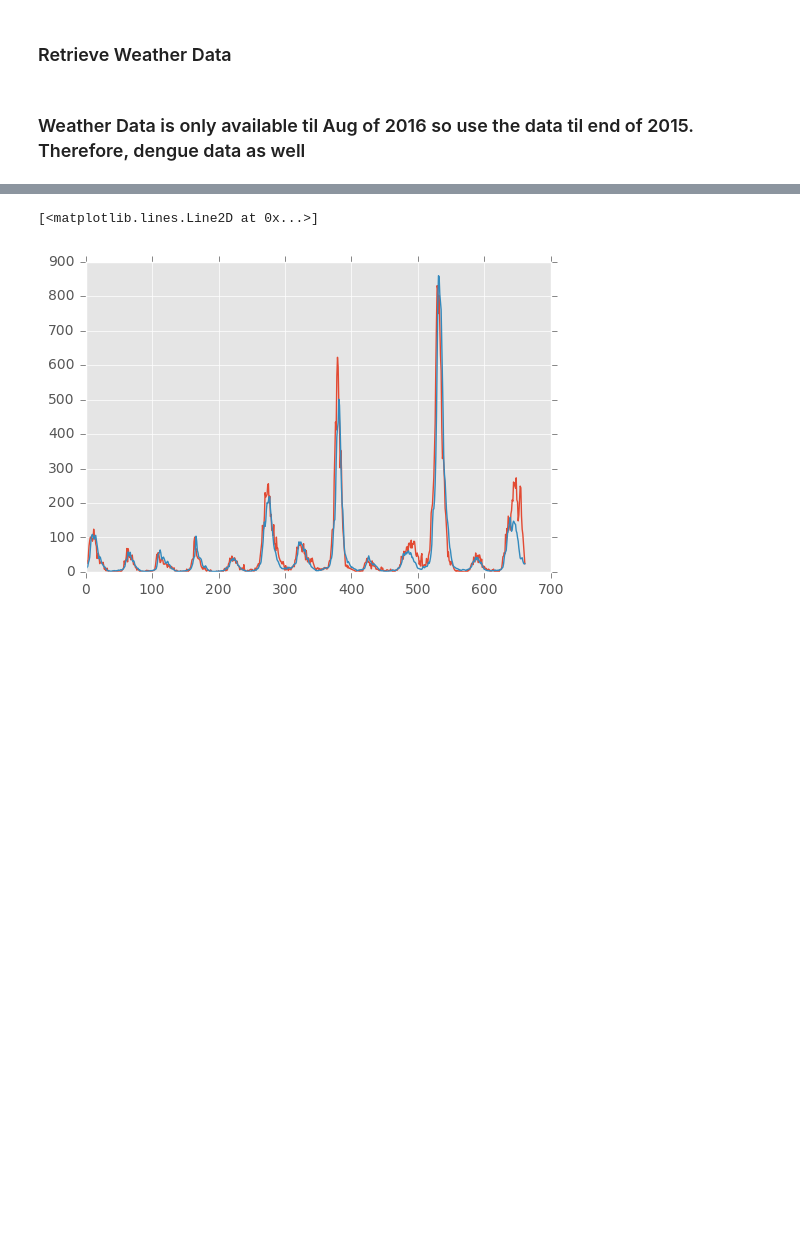
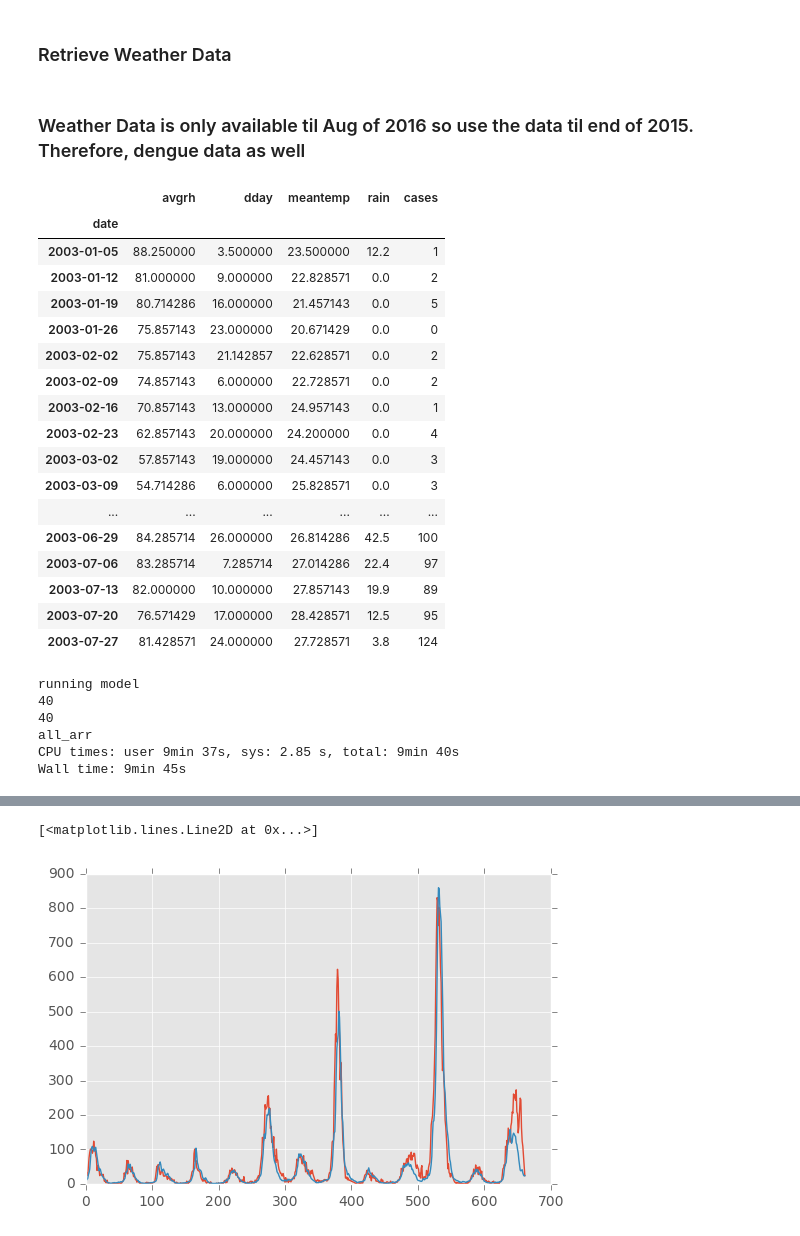
Before and after one commit to johnnycs/dengue-prediction, a Jupyter notebook: Weather Dependent Dengue Forecast.ipynb, the cells around one changed output, grey strips where cells are left out. Saved outputs shown, nothing was run; the diff lists cells and outputs as text; code cells hidden in the pictures; blank space fills up the shorter version.

```diff
--- a/Weather Dependent Dengue Forecast.ipynb
+++ b/Weather Dependent Dengue Forecast.ipynb
@@ -50,6 +50,27 @@ cm_dengues_weather = pd.concat([cm_avg_weather,cm_dengues_df[:-52]],axis=1)
 
 cm_dengues_weather_split = split_data(cm_dengues_weather)
 cm_dengues_train, cm_dengues_test = cm_dengues_weather_split[0], cm_dengues_weather_split[1]
+# %%
+cm_dengues_weather.iloc[:30,:]
+# %% [output]
+|  | avgrh | dday | meantemp | rain | cases |
+| date |  |  |  |  |  |
+| 2003-01-05 | 88.250000 | 3.500000 | 23.500000 | 12.2 | 1 |
+| 2003-01-12 | 81.000000 | 9.000000 | 22.828571 | 0.0 | 2 |
+| 2003-01-19 | 80.714286 | 16.000000 | 21.457143 | 0.0 | 5 |
+| 2003-01-26 | 75.857143 | 23.000000 | 20.671429 | 0.0 | 0 |
+| 2003-02-02 | 75.857143 | 21.142857 | 22.628571 | 0.0 | 2 |
+| 2003-02-09 | 74.857143 | 6.000000 | 22.728571 | 0.0 | 2 |
+| 2003-02-16 | 70.857143 | 13.000000 | 24.957143 | 0.0 | 1 |
+| 2003-02-23 | 62.857143 | 20.000000 | 24.200000 | 0.0 | 4 |
+| 2003-03-02 | 57.857143 | 19.000000 | 24.457143 | 0.0 | 3 |
+| 2003-03-09 | 54.714286 | 6.000000 | 25.828571 | 0.0 | 3 |
+| ... | ... | ... | ... | ... | ... |
+| 2003-06-29 | 84.285714 | 26.000000 | 26.814286 | 42.5 | 100 |
+| 2003-07-06 | 83.285714 | 7.285714 | 27.014286 | 22.4 | 97 |
+| 2003-07-13 | 82.000000 | 10.000000 | 27.857143 | 19.9 | 89 |
+| 2003-07-20 | 76.571429 | 17.000000 | 28.428571 | 12.5 | 95 |
+| 2003-07-27 | 81.428571 | 24.000000 | 27.728571 | 3.8 | 124 |
 # %%
 def make_line(start_week,real,predictions,title,x_axis,y_axis,
               real_legend='Real',predict_legend='Prediction'):
@@ -91,3 +112,13 @@ def seperate_train_test(all_data,train_data):
     plt.axvline(len(train_data)+1,linewidth=0.5, color='green')
     plt.text(len(train_data)+20,700,'Test Period',size=16)
     plt.axvspan(len(train_data)+1, len(all_data), color='green', alpha=0.1)
+# %%
+%%time
+cm_16_add = weather_alphas.get_alphas(16,9,10,cm_dengues_train[:52])
+# %% [output]
+running model
+40
+40
+all_arr
+CPU times: user 9min 37s, sys: 2.85 s, total: 9min 40s
+Wall time: 9min 45s
```
Also changed, not shown: parts of 18 cells of this notebook, 11 other files.
